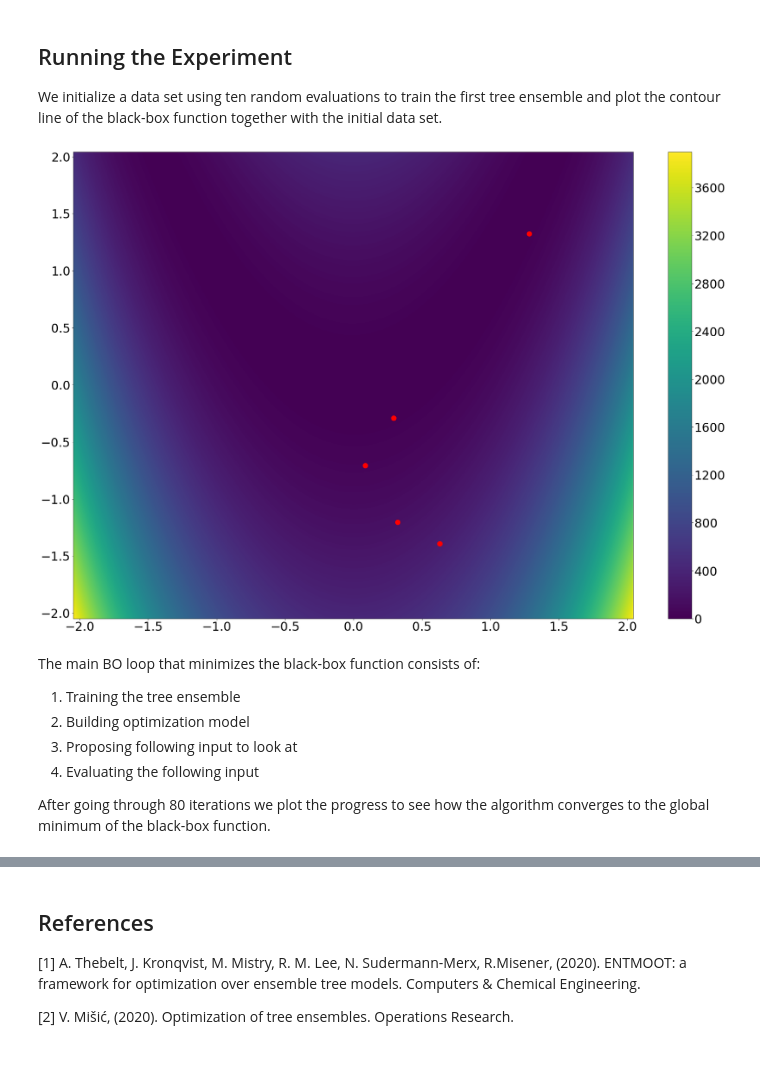
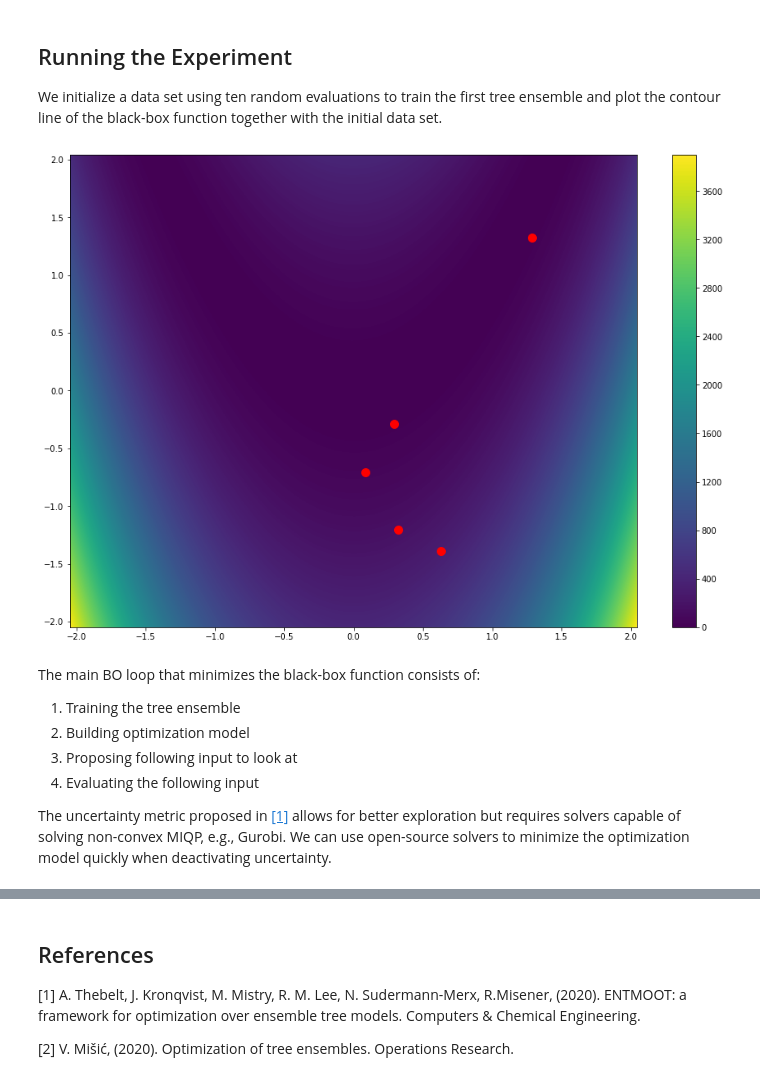
Before and after one commit to cog-imperial/OMLT, a Jupyter notebook: docs/notebooks/bo_with_trees.ipynb, the cells around one changed output, grey strips where cells are left out. Drawn from its saved outputs; the diff is of its cells as text; code cells hidden in the pictures.

```diff
--- a/docs/notebooks/bo_with_trees.ipynb
+++ b/docs/notebooks/bo_with_trees.ipynb
@@ -130,37 +128,37 @@ We initialize a data set using ten random evaluations to train the first tree en
 # %%
 # defining initial data
 random.seed(10)
 data = generate_samples(5, f_bnds)
 
 def plot_progress(data, input_bounds):
     # plot contour line and data points
     import matplotlib.pyplot as plt
     fig = plt.figure()
-    ax = fig.add_axes([0,0,4,4])
+    ax = fig.add_axes([0,0,2,2])
 
     # create mesh
     s = 0.01
     X = np.arange(input_bounds[0][0], input_bounds[0][1], s)
     Y = np.arange(input_bounds[1][0], input_bounds[1][1], s)
     X, Y = np.meshgrid(X, Y)
 
     # rosenbrock function
     Z = f(X,Y)
 
     # plot contour line
     clevf = np.arange(Z.min(),Z.max(), 10)
     CS = plt.contourf(X, Y, Z, clevf)
     fig.colorbar(CS)
 
     # plot initial data set
-    ax.scatter([x[0] for x in data['X']], [x[1] for x in data['X']], c='r', s=150)
+    ax.scatter([x[0] for x in data['X']], [x[1] for x in data['X']], c='r', s=100)
 
-    plt.rcParams.update({'font.size': 30})
+    plt.rcParams.update({'font.size': 15})
     plt.show()
 
 plot_progress(data, f_bnds)
 # %% [output]
-[figure, old version]
+[figure, new version]
 # %% [markdown]
 The main BO loop that minimizes the black-box function consists of:
 1. Training the tree ensemble
@@ -168,5 +166,5 @@ The main BO loop that minimizes the black-box function consists of:
 3. Proposing following input to look at
 4. Evaluating the following input
 
-After going through 80 iterations we plot the progress to see how the algorithm converges to the global minimum of the black-box function.
+The uncertainty metric proposed in [[1]](#1) allows for better exploration but requires solvers capable of solving non-convex MIQP, e.g., Gurobi. We can use open-source solvers to minimize the optimization model quickly when deactivating uncertainty.
 # %%
```
Also changed, not shown: parts of 7 cells of this notebook.
